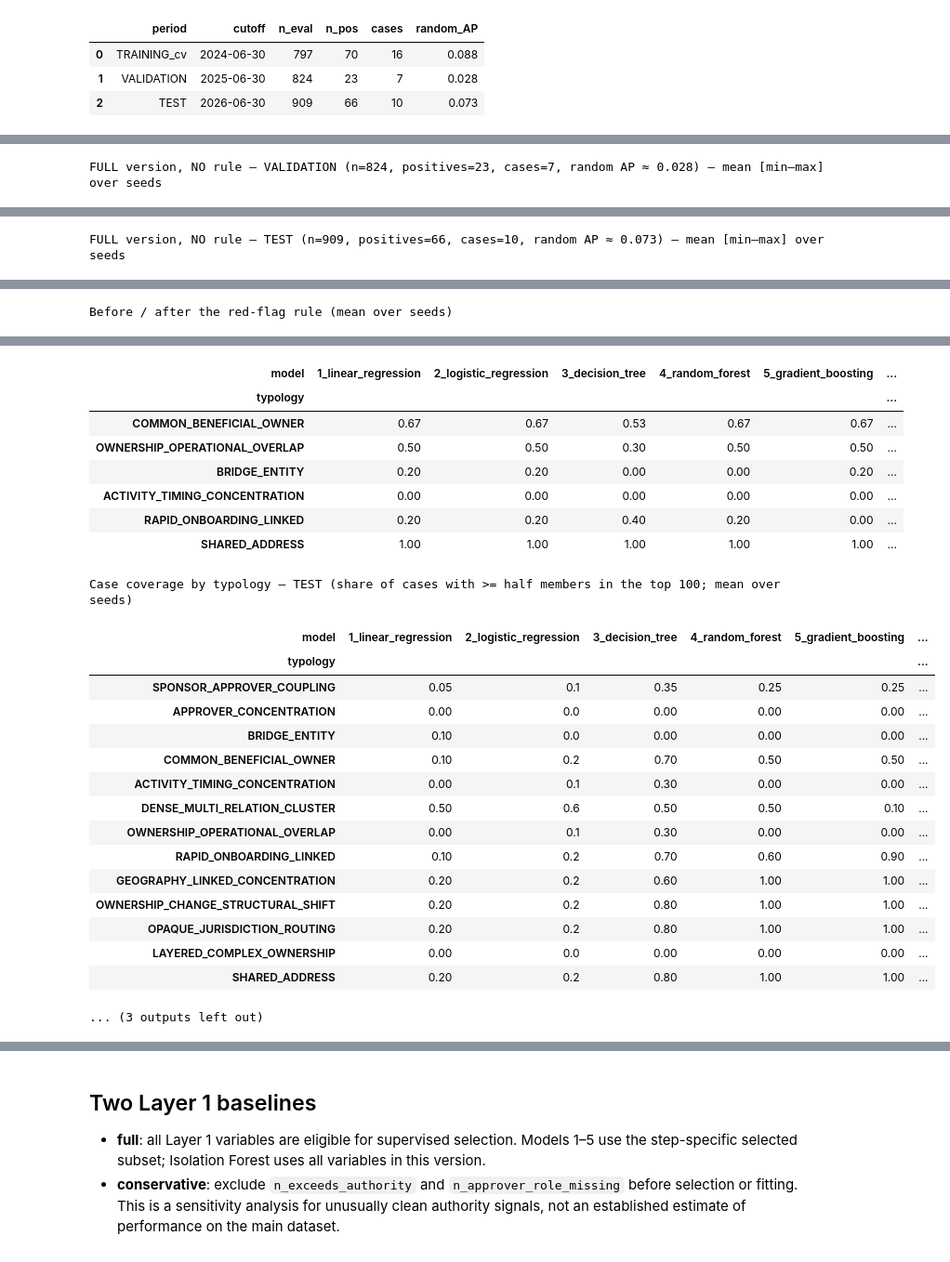
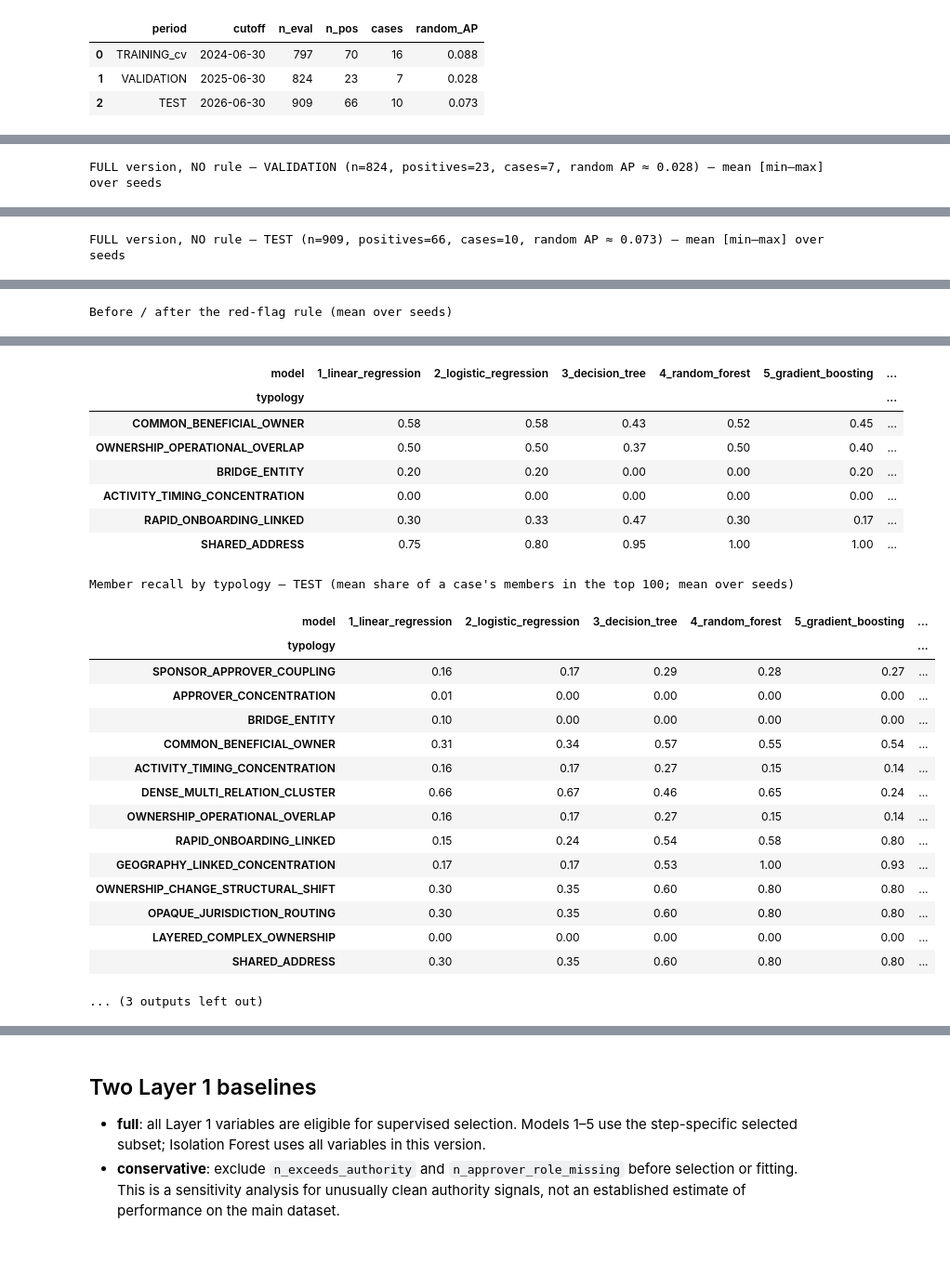
Before and after one commit to FELIXGAO0315/Graph-Based-Detection, a Jupyter notebook: layer1_baseline.ipynb, the cells around one changed output, grey strips where cells are left out. Shown at 93% size. Drawn from its saved outputs; the diff is of its cells as text; code cells hidden in the pictures.

```diff
--- a/layer1_baseline.ipynb
+++ b/layer1_baseline.ipynb
@@ -684,16 +684,16 @@ def make_set(t, pos_cases, known_cases=(), name=""):
                 cases=list(pos_cases))
 
 
-TR_A = make_set(T_TRAIN, CASES_IN["TRAINING"], name="TR_A")
+TR_TRAIN = make_set(T_TRAIN, CASES_IN["TRAINING"], name="TR_TRAIN")
 EV_VAL = make_set(T_VAL, CASES_IN["VALIDATION"], CASES_IN["TRAINING"], name="EV_VAL")
 EV_TEST = make_set(T_TEST, CASES_IN["TEST"], CASES_IN["TRAINING"] + CASES_IN["VALIDATION"], name="EV_TEST")
-SETS = {s["name"]: s for s in [TR_A, EV_VAL, EV_TEST]}
+SETS = {s["name"]: s for s in [TR_TRAIN, EV_VAL, EV_TEST]}
 for s in SETS.values():
     assert members(s["cases"]) <= set(s["rid"]), "a positive case member is missing at its cut-off"
     print(f"{s['name']:8s} as of {s['t'].date()}: n={len(s['y']):5d} | y=1: {s['y'].sum():3d} "
           f"({s['y'].mean():.1%}) | positive cases: {len(s['cases']):2d} | positive groups: {len(set(s['g'][s['y'] == 1]))}")
 # members of not-yet-emerged cases that are already present (y = 0 at that cut-off)
-for s in [TR_A]:
+for s in [TR_TRAIN]:
     later = [p for p in PERIOD_ORDER if not set(CASES_IN[p]) & set(s["cases"])]
     print(f"{s['name']}: members of later cases already present and labelled 0: "
           f"{len(members(sum([CASES_IN[p] for p in later], [])) & set(s['rid']))}")
@@ -800,5 +800,5 @@ Group means of each variable in `TR_A` (features as of 2024-06-30, TRAINING-case
 # %%
-Fv = pd.DataFrame(TR_A["X"], columns=FEATS).assign(y=TR_A["y"])
+Fv = pd.DataFrame(TR_TRAIN["X"], columns=FEATS).assign(y=TR_TRAIN["y"])
 m = Fv.groupby("y").mean().T
 sd = Fv.drop(columns="y").std()
 m["SMD"] = (m[1] - m[0]) / sd.replace(0, np.nan)
@@ -1070,10 +1070,10 @@ The single split used to inspect the models is the first step of the temporal pr
 
 The VALIDATION period has few cases, so these single-split numbers are noisy. The main evaluation below repeats the whole protocol over five seeds and adds the TEST step.
 # %%
-Xtr, ytr, gtr = TR_A["X"], TR_A["y"], TR_A["g"]
+Xtr, ytr, gtr = TR_TRAIN["X"], TR_TRAIN["y"], TR_TRAIN["g"]
 Xte, yte = EV_VAL["X"], EV_VAL["y"]
-assert not set(TR_A["g"][TR_A["y"] == 1]) & set(EV_VAL["g"][EV_VAL["y"] == 1]), "a case group is on both sides"
-print(f"train TR_A n={len(ytr)} (pos={ytr.sum()}, case groups={len(set(gtr[ytr == 1]))}) | "
+assert not set(TR_TRAIN["g"][TR_TRAIN["y"] == 1]) & set(EV_VAL["g"][EV_VAL["y"] == 1]), "a case group is on both sides"
+print(f"train TR_TRAIN n={len(ytr)} (pos={ytr.sum()}, case groups={len(set(gtr[ytr == 1]))}) | "
       f"VALIDATION EV_VAL n={len(yte)} (pos={yte.sum()}, cases={len(EV_VAL['cases'])})\n")
 
 sel, inter, SELECTED, votes, info = select_variables(Xtr, ytr, gtr, FEATS)
@@ -1461,7 +1461,7 @@ KS, KS_CASE, BUDGET = [10, 25, 50, 100], [25, 50, 100], 100
 SEEDS = list(range(N_SEEDS))
 ALL_MODELS = MODELS + ["6_isolation_forest"]
 EVAL_PERIODS = ["TRAINING_cv", "VALIDATION", "TEST"]
-EVAL_SET = {"TRAINING_cv": TR_A, "VALIDATION": EV_VAL, "TEST": EV_TEST}
+EVAL_SET = {"TRAINING_cv": TR_TRAIN, "VALIDATION": EV_VAL, "TEST": EV_TEST}
 
 
 def _job(Xtr, ytr, gtr, Xtes, names, seed):
@@ -1487,9 +1487,9 @@ def eval_scores(score, ev, seed):
         d[f"R@{k}"] = y[order[:k]].sum() / n_pos
     for k in KS_CASE:
         top = set(rid[order[:k]])
-        d[f"cases_half@{k}"] = sum(len(case_mem[c] & top) / len(case_mem[c]) >= 0.5 for c in ev["cases"])
+        d[f"R_case@{k}"] = np.mean([len(case_mem[c] & top) / len(case_mem[c]) for c in ev["cases"]])
     top = set(rid[order[:BUDGET]])
-    per_case = {c: float(len(case_mem[c] & top) / len(case_mem[c]) >= 0.5) for c in ev["cases"]}
+    per_case = {c: len(case_mem[c] & top) / len(case_mem[c]) for c in ev["cases"]}   # member share in the top BUDGET
     return d, per_case
 
 
@@ -1501,7 +1501,7 @@ def run_version(names, tag, train_cv=True):
     sub = lambda s: s["X"][:, col]
     periods = EVAL_PERIODS if train_cv else EVAL_PERIODS[1:]
     Xu = {EVAL_SET[p]["t"]: unsup_matrix(EVAL_SET[p]["t"], names)[0] for p in periods}
-    XA, yA, gA = sub(TR_A), TR_A["y"], TR_A["g"]
+    XA, yA, gA = sub(TR_TRAIN), TR_TRAIN["y"], TR_TRAIN["g"]
     rows, cases, sels = [], [], []
     for seed in SEEDS:
         jobs, cv_folds = [], []
@@ -1546,7 +1546,7 @@ def run_version(names, tag, train_cv=True):
 
 
 METRIC_COLS = (["AP_case", "AP"] + [f"P@{k}" for k in KS] + [f"R@{k}" for k in KS] +
-               [f"cases_half@{k}" for k in KS_CASE])
+               [f"R_case@{k}" for k in KS_CASE])
 
 
 def summarize(rows):
@@ -1554,16 +1554,15 @@ def summarize(rows):
     mean, lo, hi = g.mean(), g.min(), g.max()
     fmt = mean.copy().astype(object)
     for c in METRIC_COLS:
-        nd = 1 if c.startswith("cases") else 3
-        fmt[c] = [f"{a:.{nd}f} [{b:.{nd}f}–{e:.{nd}f}]" for a, b, e in zip(mean[c], lo[c], hi[c])]
+        fmt[c] = [f"{a:.3f} [{b:.3f}–{e:.3f}]" for a, b, e in zip(mean[c], lo[c], hi[c])]
     return mean, fmt
 
 
 def typology_table(cases):
     long = cases.melt(id_vars=["version", "period", "rule", "model", "seed"], var_name="case_id",
-                      value_name="hit").dropna(subset=["hit"])
+                      value_name="share").dropna(subset=["share"])
     long = long.assign(typology=long.case_id.map(case_typ).str.split("|")).explode("typology")
-    return long.groupby(["version", "period", "rule", "model", "typology"]).hit.mean().unstack("typology")
+    return long.groupby(["version", "period", "rule", "model", "typology"]).share.mean().unstack("typology")
 
 
 ref = pd.DataFrame([dict(period=p, cutoff=str(s["t"].date()), n_eval=len(s["y"]), n_pos=int(s["y"].sum()),
@@ -1592,25 +1591,25 @@ rows_full, cases_full, sels_full = run_version(FEATS, "full")
 print(f"time: {(time.time() - t0) / 60:.1f} min")
 
 mean_full, fmt_full = summarize(rows_full)
-SHOW = ["AP_case", "AP", "P@10", "P@25", "P@50", "P@100", "R@100", "cases_half@25", "cases_half@50", "cases_half@100"]
+SHOW = ["AP_case", "AP", "P@10", "P@25", "P@50", "P@100", "R@100", "R_case@25", "R_case@50", "R_case@100"]
 for p in EVAL_PERIODS:
     s_ = EVAL_SET[p]
     print(f"\nFULL version, NO rule — {p} (n={len(s_['y'])}, positives={s_['y'].sum()}, cases={len(s_['cases'])}, "
           f"random AP ≈ {s_['y'].mean():.3f}) — mean [min–max] over seeds")
     display(fmt_full.xs(("full", p, False), level=["version", "period", "rule"])[SHOW])
 
-ba = mean_full[["AP_case", "AP", "cases_half@100"]].droplevel("version").unstack("rule")
+ba = mean_full[["AP_case", "AP", "R_case@100"]].droplevel("version").unstack("rule")
 ba.columns = [f"{m} | {'with rule' if r else 'no rule'}" for m, r in ba.columns]
-for m in ["AP_case", "AP", "cases_half@100"]:
+for m in ["AP_case", "AP", "R_case@100"]:
     ba[f"{m} | change"] = ba[f"{m} | with rule"] - ba[f"{m} | no rule"]
 print("\nBefore / after the red-flag rule (mean over seeds)")
-display(ba[[c for m in ["AP_case", "AP", "cases_half@100"] for c in ba.columns if c.startswith(m + " |")]].round(3))
+display(ba[[c for m in ["AP_case", "AP", "R_case@100"] for c in ba.columns if c.startswith(m + " |")]].round(3))
 
 typ_full = typology_table(cases_full).xs(("full", False), level=["version", "rule"])
 n_cases_typ = {p: pd.Series([t for c in EVAL_SET[p]["cases"] for t in case_typ[c].split("|")]).value_counts()
                for p in EVAL_PERIODS}
 for p in ["VALIDATION", "TEST"]:
-    print(f"\nCase coverage by typology — {p} (share of cases with >= half members in the top {BUDGET}; mean over seeds)")
+    print(f"\nMember recall by typology — {p} (mean share of a case's members in the top {BUDGET}; mean over seeds)")
     t_ = typ_full.xs(p, level="period").T.dropna(how="all")
     display(t_.assign(n_cases=n_cases_typ[p]).sort_values("n_cases", ascending=False).round(2))
 
@@ -1621,7 +1620,7 @@ rows_full.to_csv(f"{OUT}/L1_full_seed_metrics.csv", index=False)
 cases_full.to_csv(f"{OUT}/L1_full_seed_cases.csv", index=False)
 sel_by_step = pd.DataFrame({p: pd.Series([v for s in sels_full if s["period"] == p for v in s["variables"]]).value_counts()
                             / sum(s["period"] == p for s in sels_full) for p in EVAL_PERIODS}).fillna(0)
-print("\nSelection frequency by training step (TRAINING_cv: 25 fits on 4/5 of TR_A; VALIDATION and TEST: one fit on TR_A)")
+print("\nSelection frequency by training step (TRAINING_cv: 25 fits on 4/5 of TR_TRAIN; VALIDATION and TEST: one fit on TR_TRAIN)")
 display(sel_by_step.loc[stab.index[stab > 0]].head(25).round(2))
 top = stab[stab > 0].head(35)[::-1]
 plt.figure(figsize=(7, 0.27 * len(top) + 1))
@@ -1688,27 +1687,27 @@ Case coverage by typology — VALIDATION (share of cases with >= half members in
 | model | 1_linear_regression | 2_logistic_regression | 3_decision_tree | 4_random_forest | 5_gradient_boosting | ... |
 | typology |  |  |  |  |  | ... |
-| COMMON_BENEFICIAL_OWNER | 0.67 | 0.67 | 0.53 | 0.67 | 0.67 | ... |
-| OWNERSHIP_OPERATIONAL_OVERLAP | 0.50 | 0.50 | 0.30 | 0.50 | 0.50 | ... |
+| COMMON_BENEFICIAL_OWNER | 0.58 | 0.58 | 0.43 | 0.52 | 0.45 | ... |
+| OWNERSHIP_OPERATIONAL_OVERLAP | 0.50 | 0.50 | 0.37 | 0.50 | 0.40 | ... |
 | BRIDGE_ENTITY | 0.20 | 0.20 | 0.00 | 0.00 | 0.20 | ... |
 | ACTIVITY_TIMING_CONCENTRATION | 0.00 | 0.00 | 0.00 | 0.00 | 0.00 | ... |
-| RAPID_ONBOARDING_LINKED | 0.20 | 0.20 | 0.40 | 0.20 | 0.00 | ... |
-| SHARED_ADDRESS | 1.00 | 1.00 | 1.00 | 1.00 | 1.00 | ... |
+| RAPID_ONBOARDING_LINKED | 0.30 | 0.33 | 0.47 | 0.30 | 0.17 | ... |
+| SHARED_ADDRESS | 0.75 | 0.80 | 0.95 | 1.00 | 1.00 | ... |
-Case coverage by typology — TEST (share of cases with >= half members in the top 100; mean over seeds)
+Member recall by typology — TEST (mean share of a case's members in the top 100; mean over seeds)
 | model | 1_linear_regression | 2_logistic_regression | 3_decision_tree | 4_random_forest | 5_gradient_boosting | ... |
 | typology |  |  |  |  |  | ... |
-| SPONSOR_APPROVER_COUPLING | 0.05 | 0.1 | 0.35 | 0.25 | 0.25 | ... |
-| APPROVER_CONCENTRATION | 0.00 | 0.0 | 0.00 | 0.00 | 0.00 | ... |
-| BRIDGE_ENTITY | 0.10 | 0.0 | 0.00 | 0.00 | 0.00 | ... |
-| COMMON_BENEFICIAL_OWNER | 0.10 | 0.2 | 0.70 | 0.50 | 0.50 | ... |
-| ACTIVITY_TIMING_CONCENTRATION | 0.00 | 0.1 | 0.30 | 0.00 | 0.00 | ... |
-| DENSE_MULTI_RELATION_CLUSTER | 0.50 | 0.6 | 0.50 | 0.50 | 0.10 | ... |
-| OWNERSHIP_OPERATIONAL_OVERLAP | 0.00 | 0.1 | 0.30 | 0.00 | 0.00 | ... |
-| RAPID_ONBOARDING_LINKED | 0.10 | 0.2 | 0.70 | 0.60 | 0.90 | ... |
-| GEOGRAPHY_LINKED_CONCENTRATION | 0.20 | 0.2 | 0.60 | 1.00 | 1.00 | ... |
-| OWNERSHIP_CHANGE_STRUCTURAL_SHIFT | 0.20 | 0.2 | 0.80 | 1.00 | 1.00 | ... |
-| OPAQUE_JURISDICTION_ROUTING | 0.20 | 0.2 | 0.80 | 1.00 | 1.00 | ... |
-| LAYERED_COMPLEX_OWNERSHIP | 0.00 | 0.0 | 0.00 | 0.00 | 0.00 | ... |
-| SHARED_ADDRESS | 0.20 | 0.2 | 0.80 | 1.00 | 1.00 | ... |
+| SPONSOR_APPROVER_COUPLING | 0.16 | 0.17 | 0.29 | 0.28 | 0.27 | ... |
+| APPROVER_CONCENTRATION | 0.01 | 0.00 | 0.00 | 0.00 | 0.00 | ... |
+| BRIDGE_ENTITY | 0.10 | 0.00 | 0.00 | 0.00 | 0.00 | ... |
+| COMMON_BENEFICIAL_OWNER | 0.31 | 0.34 | 0.57 | 0.55 | 0.54 | ... |
+| ACTIVITY_TIMING_CONCENTRATION | 0.16 | 0.17 | 0.27 | 0.15 | 0.14 | ... |
+| DENSE_MULTI_RELATION_CLUSTER | 0.66 | 0.67 | 0.46 | 0.65 | 0.24 | ... |
+| OWNERSHIP_OPERATIONAL_OVERLAP | 0.16 | 0.17 | 0.27 | 0.15 | 0.14 | ... |
+| RAPID_ONBOARDING_LINKED | 0.15 | 0.24 | 0.54 | 0.58 | 0.80 | ... |
+| GEOGRAPHY_LINKED_CONCENTRATION | 0.17 | 0.17 | 0.53 | 1.00 | 0.93 | ... |
+| OWNERSHIP_CHANGE_STRUCTURAL_SHIFT | 0.30 | 0.35 | 0.60 | 0.80 | 0.80 | ... |
+| OPAQUE_JURISDICTION_ROUTING | 0.30 | 0.35 | 0.60 | 0.80 | 0.80 | ... |
+| LAYERED_COMPLEX_OWNERSHIP | 0.00 | 0.00 | 0.00 | 0.00 | 0.00 | ... |
+| SHARED_ADDRESS | 0.30 | 0.35 | 0.60 | 0.80 | 0.80 | ... |
 ... (3 outputs left out)
 # %% [markdown]
 ### Where the change from the snapshot notebook comes from
```
Also changed, not shown: parts of 26 cells of this notebook, 13 other files.
